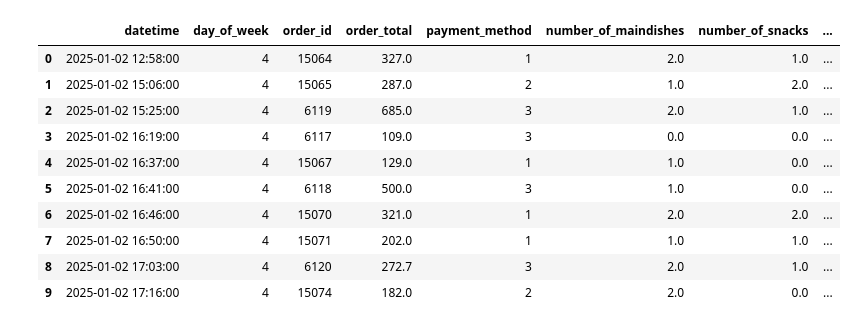
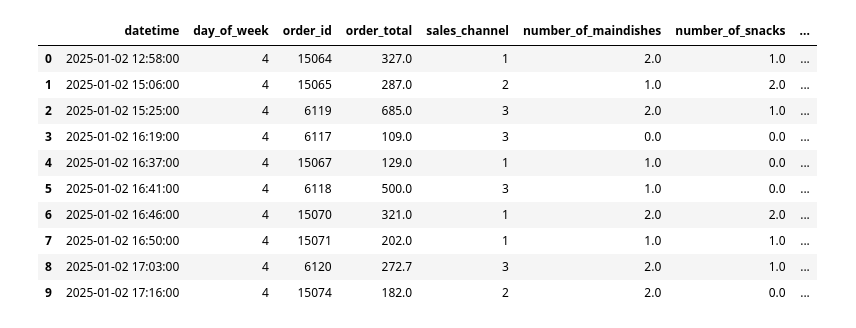
Before and after one commit to AndyTheDragon/dat4bi_examproject, a Jupyter notebook: data_engineering.ipynb, the cells around one changed output. Drawn from its saved outputs; the diff is of its cells as text; code cells hidden in the pictures.

```diff
--- a/data_engineering.ipynb
+++ b/data_engineering.ipynb
@@ -1,6 +1,6 @@
 # %%
 import pandas as pd
-names = ['date', 'time', 'product_name', 'product_category', 'amount', 'line_total', 'payment_method', 'store_id', 'store_name', 'order_id']
+names = ['date', 'time', 'product_name', 'product_category', 'amount', 'line_total', 'sales_channel', 'store_id', 'store_name', 'order_id']
 df = pd.read_csv('data/sales_data_1.csv', delimiter='\t', names=names)
 df.head(10)
 # %% [output]
@@ -18,14 +18,14 @@ df.head(10)
 # %%
 df['product_category'] = df['product_category'].replace({'Karry': 'Maindish', 'Wok': 'Maindish', 'Nudler': 'Maindish', 'Specialiteter': 'Maindish', 'Børnemenu': 'Maindish'})
 df['product_category'] = df['product_category'].replace({'Drikkevarer': 'Drinks', 'Øl og drinks': 'Drinks', 'Vin': 'Drinks'})
-df['payment_method'] = df['payment_method'].replace({'Splitbetaling': 'Inhouse', 'Cash': 'Inhouse', 'Card': 'Inhouse', 'SoftPay': 'Inhouse'})
+df['sales_channel'] = df['sales_channel'].replace({'Splitbetaling': 'Inhouse', 'Cash': 'Inhouse', 'Card': 'Inhouse', 'SoftPay': 'Inhouse'})
 
 # Update product_category to "Takeaway" where product_name is "Takeaway - Pose"
 df.loc[df['product_name'] == 'Takeaway - Pose', 'product_category'] = 'Takeaway'
 
 # remove rows where product_name starts with '/MSG'
 df = df[~df['product_category'].str.startswith('/MSG', na=False)]
-df = df[~df['payment_method'].str.startswith(('Gavekort','Kredit'), na=False)]
+df = df[~df['sales_channel'].str.startswith(('Gavekort','Kredit'), na=False)]
 
 # ensure numeric types
 df['amount'] = pd.to_numeric(df['amount'], errors='coerce').fillna(0)
@@ -96,36 +96,36 @@ day_mapping = {
 df['day_of_week'] = df['day_of_week'].map(day_mapping)
 
 # Check unique payment methods
-# print("Unique payment methods:", df['payment_method'].unique())
+# print("Unique payment methods:", df['sales_channel'].unique())
 
-# Convert payment_method to numeric values
+# Convert sales_channel to numeric values
 payment_mapping = {
     'Mealo' : 1,
     'Wolt' : 2,
     'Inhouse' : 3
     #'In-House_register' : 4
 }
-df['payment_method'] = df['payment_method'].map(payment_mapping)
+df['sales_channel'] = df['sales_channel'].map(payment_mapping)
 # %%
 # Group by order_id and aggregate the data
 df = df.groupby('datetime').agg({
     'day_of_week': 'first',          # Keep the first day of the week
     'order_id': 'first',         # Keep the first order_id (or use another aggregation if needed)
     'order_total': 'first',  # Keep the first value of order_total (should be the same for all rows in the group)
-    'payment_method': 'first',  # Keep the first payment method
+    'sales_channel': 'first',  # Keep the first payment method
     'number_of_maindishes': 'first',  # Keep the first value of number_of_maindishes
     'number_of_snacks': 'first',      # Keep the first value of number_of_snacks
     'number_of_drinks': 'first',      # Keep the first value of number_of_drinks
     'number_of_soups': 'first',       # Keep the first value of number_of_soups
     'number_of_extras': 'first',      # Keep the first value of number_of_extras
     'is_takeaway': 'first'   # Binary value indicating if it's a takeaway order
 }).reset_index()
 df['is_takeaway'] = (df['is_takeaway'] > 0).astype(int)
 
 # Display the resulting DataFrame
 df.head(10)
 # %% [output]
-|  | datetime | day_of_week | order_id | order_total | payment_method | number_of_maindishes | number_of_snacks | ... |
+|  | datetime | day_of_week | order_id | order_total | sales_channel | number_of_maindishes | number_of_snacks | ... |
 | 0 | 2025-01-02 12:58:00 | 4 | 15064 | 327.0 | 1 | 2.0 | 1.0 | ... |
 | 1 | 2025-01-02 15:06:00 | 4 | 15065 | 287.0 | 2 | 1.0 | 2.0 | ... |
 | 2 | 2025-01-02 15:25:00 | 4 | 6119 | 685.0 | 3 | 2.0 | 1.0 | ... |
```
Also changed, not shown: parts of 2 cells of this notebook, 4 other files.
